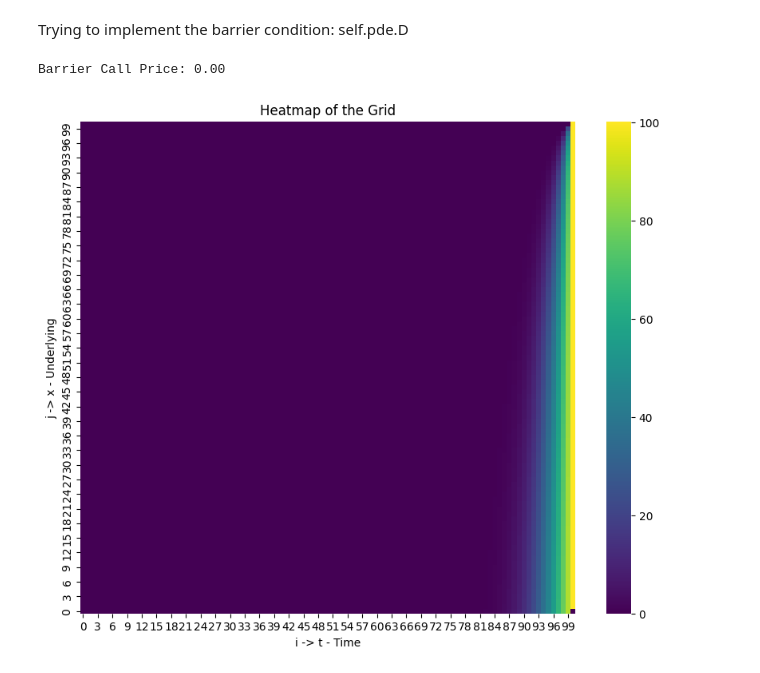
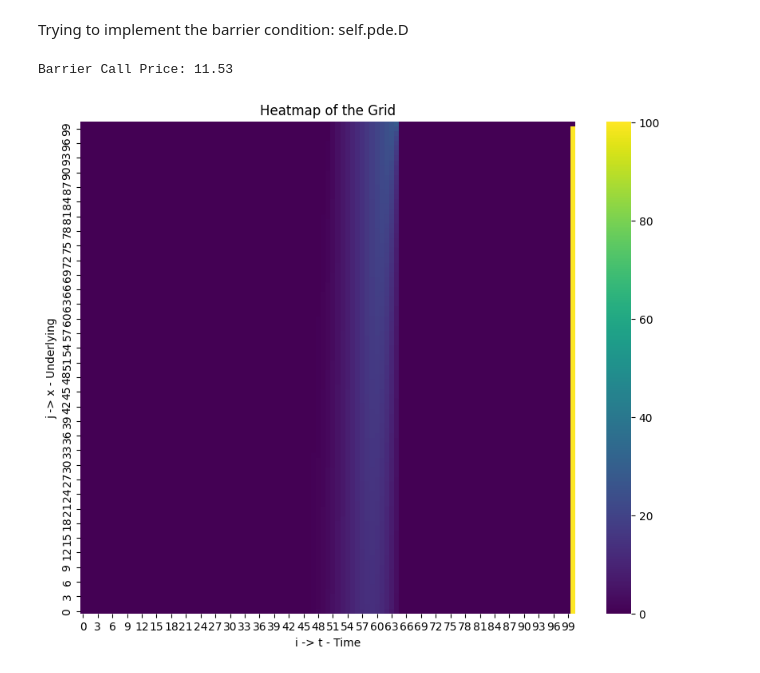
Before and after one commit to ep4518/AOT, a Jupyter notebook: CRSW.ipynb, the cells around one changed output. Drawn from its saved outputs; the diff is of its cells as text; code cells hidden in the pictures.

Commit message:
Add possible working barrier call

```diff
--- a/CRSW.ipynb
+++ b/CRSW.ipynb
@@ -301,60 +301,71 @@ call_solver.plot_heatmap()
 Trying to implement the barrier condition: self.pde.D
 # %%
 class ExplicitBarrierScheme(PDESolver):
-    """ Explicit schemd to solve parabolic PDEs """
+    """ Explicit scheme to solve parabolic PDEs with barrier options """
     def __init__(self, pde, imax, jmax):
         super().__init__(pde, imax, jmax)
         self.solve_grid()
 
     def A(self, i, j):
-        return self.dt/self.dx*(self.b(i,j)/2 - self.a(i,j)/self.dx)
+        return self.dt/self.dx * (self.b(i, j) / 2 - self.a(i, j) / self.dx)
 
     def B(self, i, j):
-        return 1 - self.dt*self.c(i,j) + 2 * self.dt * self.a(i,j) / self.dx**2
+        return 1 - self.dt * self.c(i, j) + 2 * self.dt * self.a(i, j) / self.dx**2
 
     def C(self, i, j):
-        return -self.dt / self.dx * (self.b(i,j) / 2 + self.a(i,j) / self.dx)
+        return -self.dt / self.dx * (self.b(i, j) / 2 + self.a(i, j) / self.dx)
 
     def D(self, i, j):
-        return -self.dt * self.d(i,j)
+        return -self.dt * self.d(i, j)
 
     def solve_grid(self):
         def grid(i, j):
-            return self.A(i,j) * self.grid[i,j-1] + self.B(i,j) * self.grid[i,j] + self.C(i,j) * self.grid[i,j+1] + self.D(i,j)
+            return (self.A(i, j) * self.grid[i, j-1] +
+                    self.B(i, j) * self.grid[i, j] +
+                    self.C(i, j) * self.grid[i, j+1] +
+                    self.D(i, j))
 
-        if max(self.x(j) for j in range(self.jmax+1)) < self.pde.D:
-            self.grid[self.imax, :] = [self.tup(j) for j in range(self.jmax+1)]
-        else:
-            self.grid[self.imax,:] = [0 for j in range(self.jmax+1)]
+        # Initialize grid at maturity
+        self.grid[self.imax, :] = [self.tup(j) for j in range(self.jmax+1)]
 
+        # Apply the barrier condition at maturity
+        for j in range(self.jmax+1):
+            if self.x(j) >= self.pde.D:
+                self.grid[self.imax, j] = 0
+
+        # Iterate backward in time
         for i in range(self.imax, 0, -1):
             self.grid[i-1, 0] = self.xlow(i-1)
-            self.grid[i, self.jmax] = self.xup(i-1)
-            self.grid[i-1, 1:-1] = [grid(i,j) for j in range(1, self.jmax)]
+            self.grid[i-1, -1] = self.xup(i-1)
+            for j in range(1, self.jmax):
+                self.grid[i-1, j] = grid(i, j)
+                # Apply the barrier condition at each time step
+                if self.x(j) >= self.pde.D:
+                    self.grid[i-1, j] = 0
 # %%
 rate=0.018
 sigma=0.24
 strike=100
 t_up=1/12
 x_low=0
 x_up=200
-barrier=100
+barrier=130
 imax = 100
 jmax = 100
 S = 120  # Current stock price
 
 # Create instances of put and call solvers
 barrier_pde = EuCallBlackScholes(rate=rate, sigma=sigma, strike=strike, t_up=t_up, x_low=x_low, x_up=x_up, barrier=barrier)
 
 solver2 = ExplicitBarrierScheme(barrier_pde, imax, jmax)
 
 # Interpolate to find the option prices at S
 price = solver2.interpolate(0, S)
 
 # Print the results
 print(f"Barrier Call Price: {price:.2f}")
 
 solver2.plot_heatmap()
 # %% [output]
-Barrier Call Price: 0.00
+Barrier Call Price: 11.53
-[figure, old version]
+[figure, new version]
```
Also changed, not shown: parts of 1 cell of this notebook.
